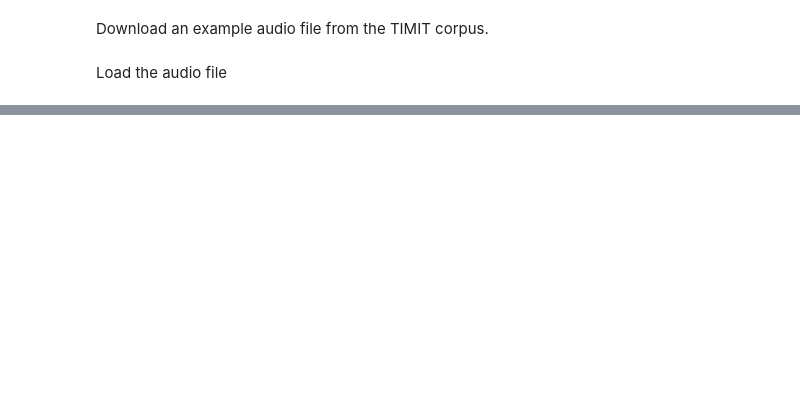
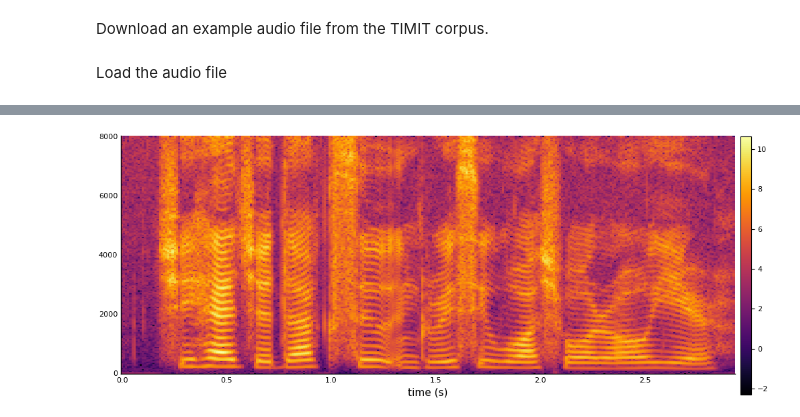
Before and after one commit to lucasondel/SpeechFeatures.jl, a Jupyter notebook: example/MFCC.ipynb, the cells around one changed output, grey strips where cells are left out. Saved outputs shown, nothing was run; the diff lists cells and outputs as text; code cells hidden in the pictures; blank space fills up the shorter version.

Commit message:
Finished STFT computation

```diff
--- a/example/MFCC.ipynb
+++ b/example/MFCC.ipynb
@@ -39,5 +27,0 @@ duration: 2.92 s
-# %%
-hann = HannWindow(Float32, 400)
-hamming = HammingWindow(400)
-plot(hann)
-plot!(hamming)
@@ -105,3 +27,0 @@ fftlen = Int(2^ceil(log2(t)))
-# %%
-pX = PaddedView(0, X, (fftlen, 289))
-stft = rfft(pX, 1)
@@ -145,0 +45,25 @@ x[:, 1]
+# %%
+kaldiconf = Dict(
+    :fftlen => fftlen_auto,
+    :srate => 16000,
+    :frameduration => 0.025,
+    :framestep => 0.01,
+    :removedc => true,
+    :preemphasis => 0.97,
+    :dithering => 1.,
+    :windowfn => hann,
+    :windowpower => 0.85,
+)
+
+S = stft(x; kaldiconf...)
+magspectrogram = abs.(S)
+heatmap(
+    Vector(range(0, length(x) / srate, length=size(S, 2))),
+    range(0, Int(srate / 2), length=size(S, 1)),
+    log.(magspectrogram .+ nextfloat(0.)),
+    size = (1000, 400),
+    xlabel = "time (s)",
+    clim = (log(0.1), Inf)
+)
+# %% [output]
+[figure, added]
```
Also changed, not shown: parts of 12 cells of this notebook, 3 other files.
